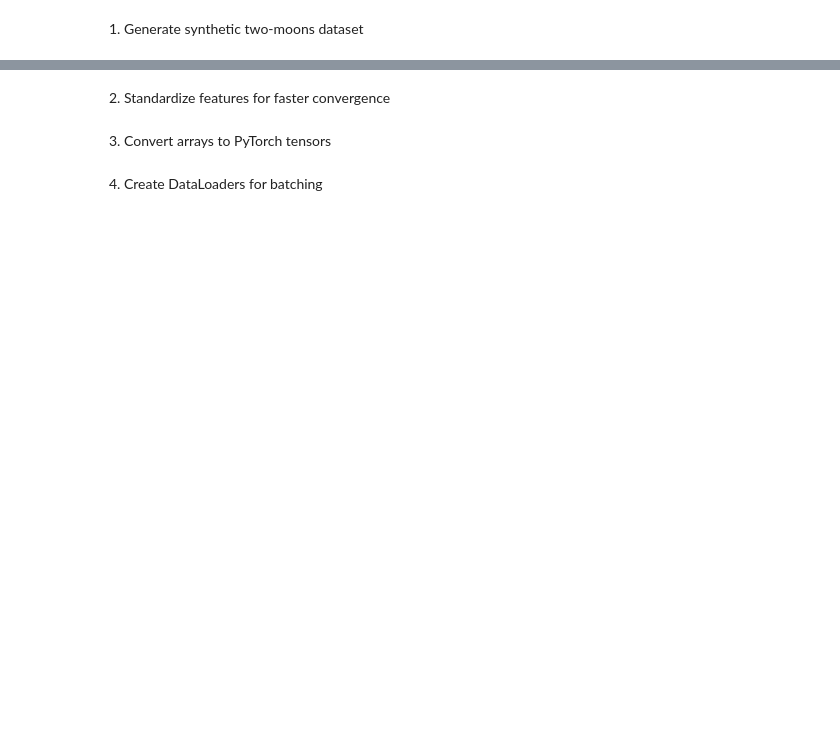
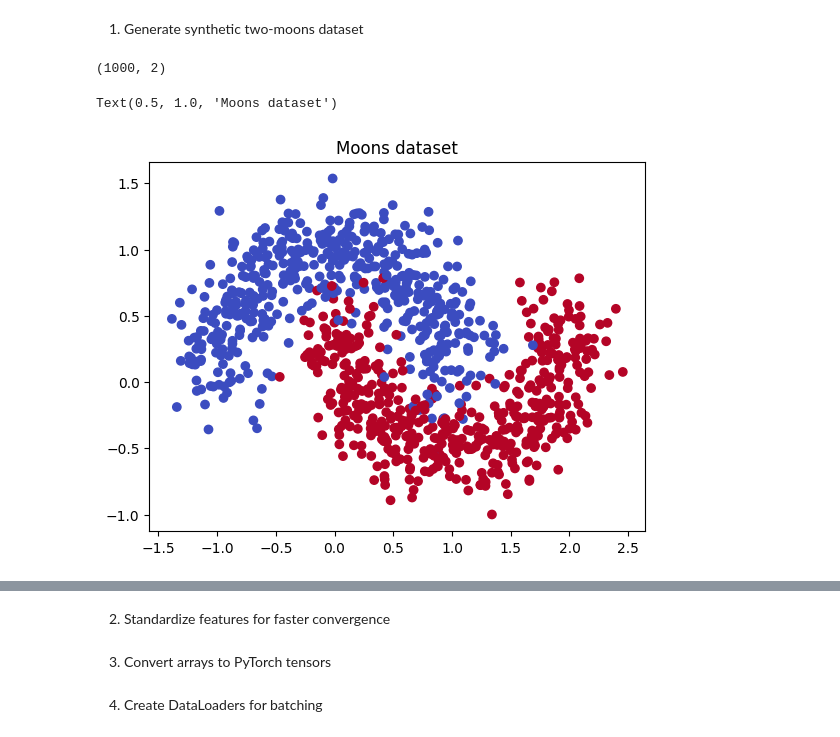
Before and after one commit to undelapaz-rnap-2025I/intro-pytorch, a Jupyter notebook: notebook.ipynb, the cells around one changed output, grey strips where cells are left out. Saved outputs shown, nothing was run; the diff lists cells and outputs as text; code cells hidden in the pictures; blank space fills up the shorter version.

```diff
--- a/notebook.ipynb
+++ b/notebook.ipynb
@@ -19,3 +21,15 @@ X, y = make_moons(n_samples=1000, noise=0.2, random_state=0)
 X_train, X_test, y_train, y_test = train_test_split(
     X, y, test_size=0.2, random_state=0
 )
+# %%
+X.shape
+# %% [output]
+(1000, 2)
+# %%
+import matplotlib.pyplot as plt
+
+plt.scatter(X[:, 0], X[:, 1], c=y, cmap=plt.cm.coolwarm)
+plt.title("Moons dataset")
+# %% [output]
+Text(0.5, 1.0, 'Moons dataset')
+[figure, added]
```
Also changed, not shown: parts of 4 cells of this notebook.
